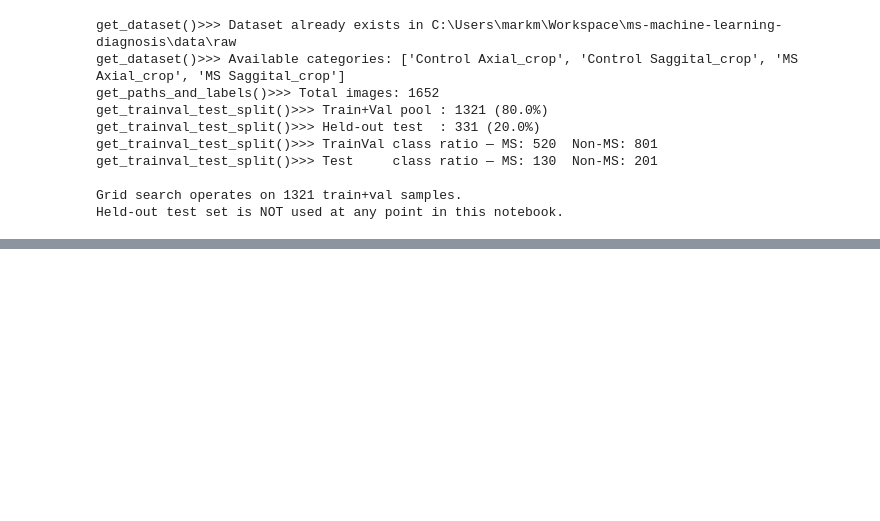
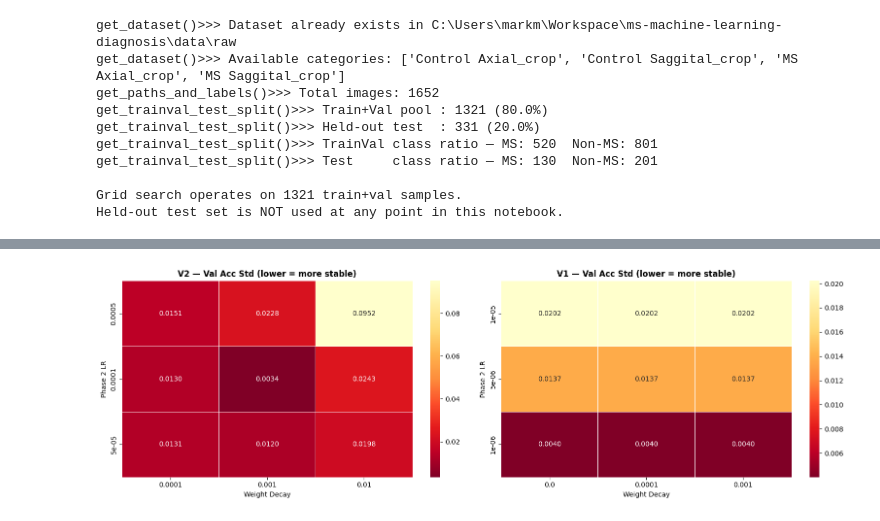
Before and after one commit to Mark-McNaught/ms-machine-learning-diagnosis, a Jupyter notebook: src/notebooks/CNNS/grid-search.ipynb, the cells around one changed output, grey strips where cells are left out. Saved outputs shown, nothing was run; the diff lists cells and outputs as text; code cells hidden in the pictures; blank space fills up the shorter version.

```diff
--- a/src/notebooks/CNNS/grid-search.ipynb
+++ b/src/notebooks/CNNS/grid-search.ipynb
@@ -533,0 +528,25 @@ print(f"  Std Acc  : {best_rows.val_acc.std():.4f}")
+# %%
+# Stability heatmaps (val acc std across folds) — one per version
+n_versions = summary["version"].nunique()
+fig2, axes2 = plt.subplots(1, n_versions, figsize=(8 * n_versions, 5))
+
+if n_versions == 1:
+    axes2 = [axes2]
+
+for ax, version in zip(axes2, summary["version"].unique()):
+    sub = summary[summary["version"] == version]
+    lr2_vals = sorted(sub["lr_phase2"].unique(), reverse=True)
+    wd_vals  = sorted(sub["weight_decay"].unique())
+    pivot_std = sub.pivot(index="lr_phase2", columns="weight_decay", values="std_val_acc")
+    pivot_std = pivot_std.reindex(index=lr2_vals, columns=wd_vals)
+    sns.heatmap(pivot_std, ax=ax, annot=True, fmt=".4f", cmap="YlOrRd_r",
+                linewidths=0.5, cbar=True)
+    ax.set_title(f"{version} — Val Acc Std (lower = more stable)",
+                 fontsize=12, fontweight="bold")
+    ax.set_xlabel("Weight Decay", fontsize=10)
+    ax.set_ylabel("Phase 2 LR", fontsize=10)
+
+plt.tight_layout()
+plt.show()
+# %% [output]
+[figure, added]
```
Also changed, not shown: parts of 36 cells of this notebook, 4 other files.
